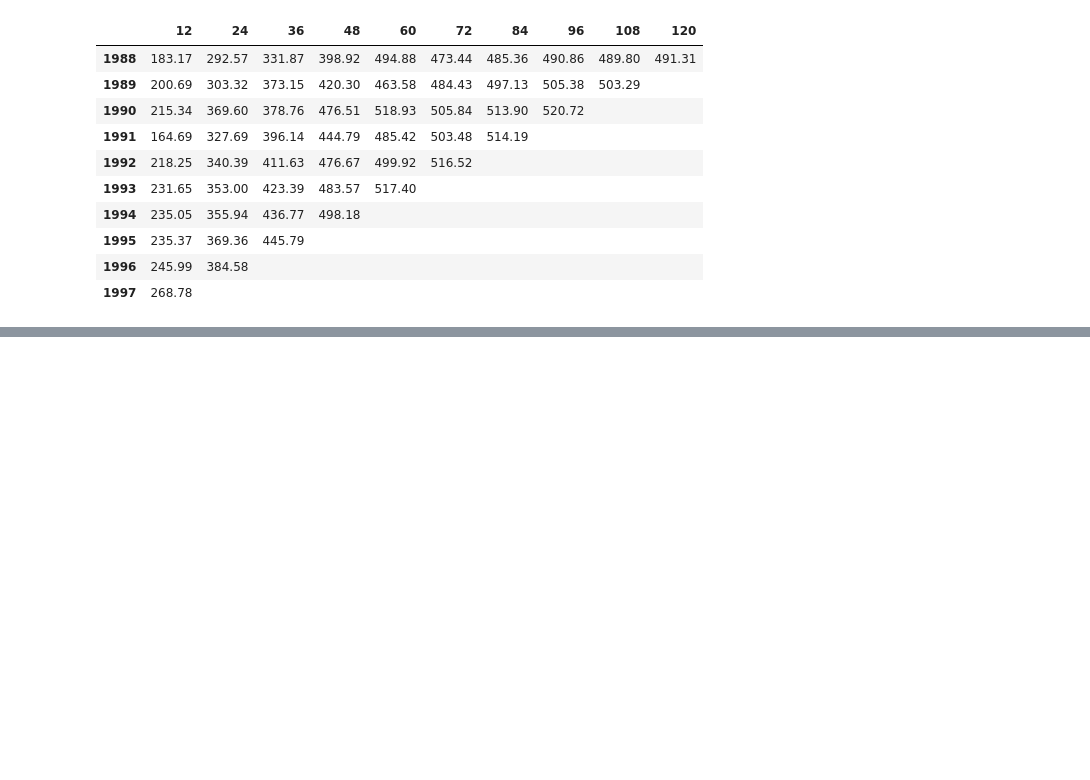
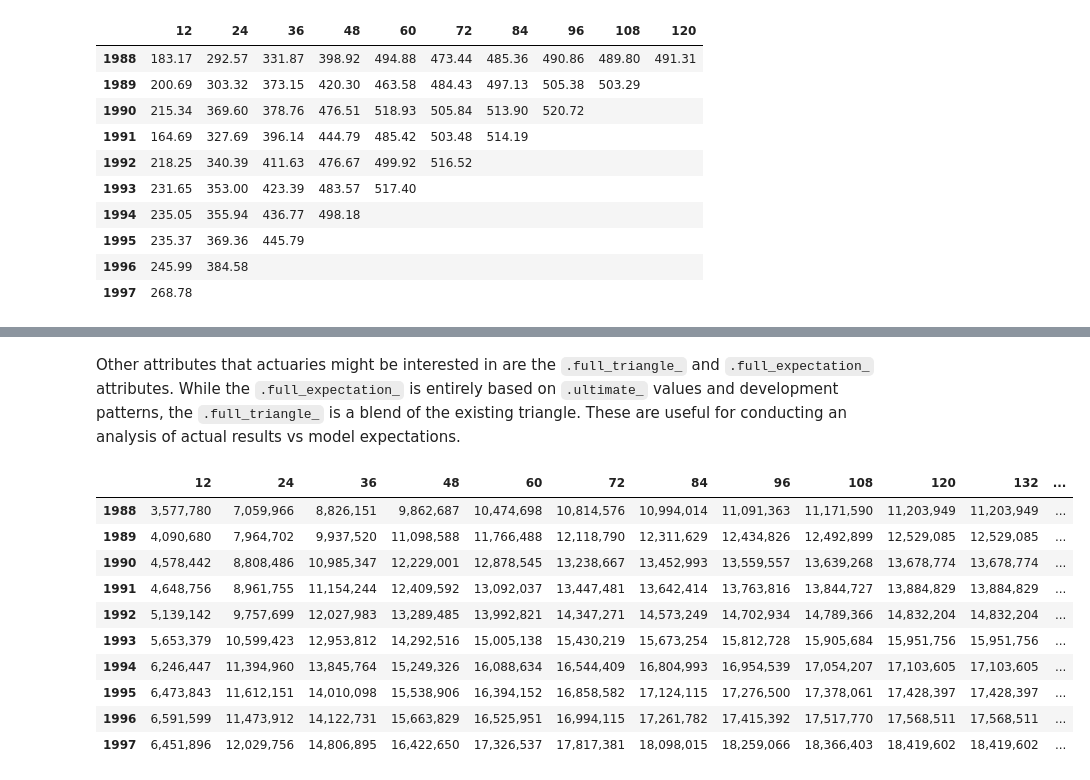
Before and after one commit to genedan/cl-practitioners-guide, a Jupyter notebook: chapter 2/chainladder-python tutorials.ipynb, the cells around one changed output, grey strips where cells are left out. Saved outputs shown, nothing was run; the diff lists cells and outputs as text; code cells hidden in the pictures; blank space fills up the shorter version.

Commit message:
Up to extending tails and started deterministic models

```diff
--- a/chapter 2/chainladder-python tutorials.ipynb
+++ b/chapter 2/chainladder-python tutorials.ipynb
@@ -392,0 +642,4 @@ Compare the result to `(clrd["CumPaidLoss"] / clrd["CaseIncurLoss"]).sum()`, whi
+# %%
+clrd_lob = cl.load_sample("clrd").groupby("LOB").sum()["CumPaidLoss"]
+print("Fitting to " + str(len(clrd_lob.index)) + " industries simultaneously.")
+cl.Development().fit_transform(clrd_lob).ldf_
@@ -392,0 +748,3 @@ Compare the result to `(clrd["CumPaidLoss"] / clrd["CaseIncurLoss"]).sum()`, whi
+# %%
+cl_mod = cl.Chainladder().fit(clrd["CumPaidLoss"].sum())
+cl_mod
@@ -392,0 +777,4 @@ Compare the result to `(clrd["CumPaidLoss"] / clrd["CaseIncurLoss"]).sum()`, whi
+# %%
+cl.options.set_option("ULT_VAL", "2050-12-31 23:59:59.999999999")
+print(cl.options.get_option("ULT_VAL"))
+cl.options.set_option("ULT_VAL", "2261-12-31 23:59:59.999999999")  # Resetting it back
@@ -392,0 +799,16 @@ Compare the result to `(clrd["CumPaidLoss"] / clrd["CaseIncurLoss"]).sum()`, whi
+# %% [markdown]
+Other attributes that actuaries might be interested in are the `.full_triangle_` and `.full_expectation_` attributes. While the `.full_expectation_` is entirely based on `.ultimate_` values and development patterns, the `.full_triangle_` is a blend of the existing triangle. These are useful for conducting an analysis of actual results vs model expectations.
+# %%
+cl_mod.full_triangle_
+# %% [output]
+|  | 12 | 24 | 36 | 48 | 60 | 72 | 84 | 96 | 108 | 120 | 132 | ... |
+| 1988 | 3,577,780 | 7,059,966 | 8,826,151 | 9,862,687 | 10,474,698 | 10,814,576 | 10,994,014 | 11,091,363 | 11,171,590 | 11,203,949 | 11,203,949 | ... |
+| 1989 | 4,090,680 | 7,964,702 | 9,937,520 | 11,098,588 | 11,766,488 | 12,118,790 | 12,311,629 | 12,434,826 | 12,492,899 | 12,529,085 | 12,529,085 | ... |
+| 1990 | 4,578,442 | 8,808,486 | 10,985,347 | 12,229,001 | 12,878,545 | 13,238,667 | 13,452,993 | 13,559,557 | 13,639,268 | 13,678,774 | 13,678,774 | ... |
+| 1991 | 4,648,756 | 8,961,755 | 11,154,244 | 12,409,592 | 13,092,037 | 13,447,481 | 13,642,414 | 13,763,816 | 13,844,727 | 13,884,829 | 13,884,829 | ... |
+| 1992 | 5,139,142 | 9,757,699 | 12,027,983 | 13,289,485 | 13,992,821 | 14,347,271 | 14,573,249 | 14,702,934 | 14,789,366 | 14,832,204 | 14,832,204 | ... |
+| 1993 | 5,653,379 | 10,599,423 | 12,953,812 | 14,292,516 | 15,005,138 | 15,430,219 | 15,673,254 | 15,812,728 | 15,905,684 | 15,951,756 | 15,951,756 | ... |
+| 1994 | 6,246,447 | 11,394,960 | 13,845,764 | 15,249,326 | 16,088,634 | 16,544,409 | 16,804,993 | 16,954,539 | 17,054,207 | 17,103,605 | 17,103,605 | ... |
+| 1995 | 6,473,843 | 11,612,151 | 14,010,098 | 15,538,906 | 16,394,152 | 16,858,582 | 17,124,115 | 17,276,500 | 17,378,061 | 17,428,397 | 17,428,397 | ... |
+| 1996 | 6,591,599 | 11,473,912 | 14,122,731 | 15,663,829 | 16,525,951 | 16,994,115 | 17,261,782 | 17,415,392 | 17,517,770 | 17,568,511 | 17,568,511 | ... |
+| 1997 | 6,451,896 | 12,029,756 | 14,806,895 | 16,422,650 | 17,326,537 | 17,817,381 | 18,098,015 | 18,259,066 | 18,366,403 | 18,419,602 | 18,419,602 | ... |
```
Also changed, not shown: parts of 84 cells of this notebook.
